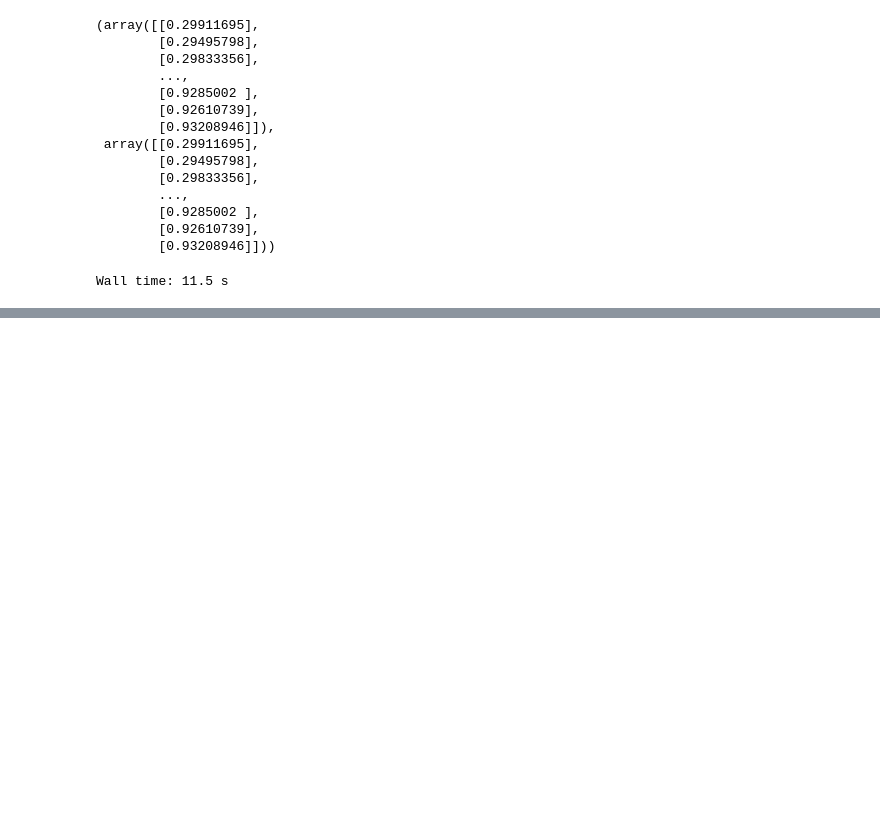
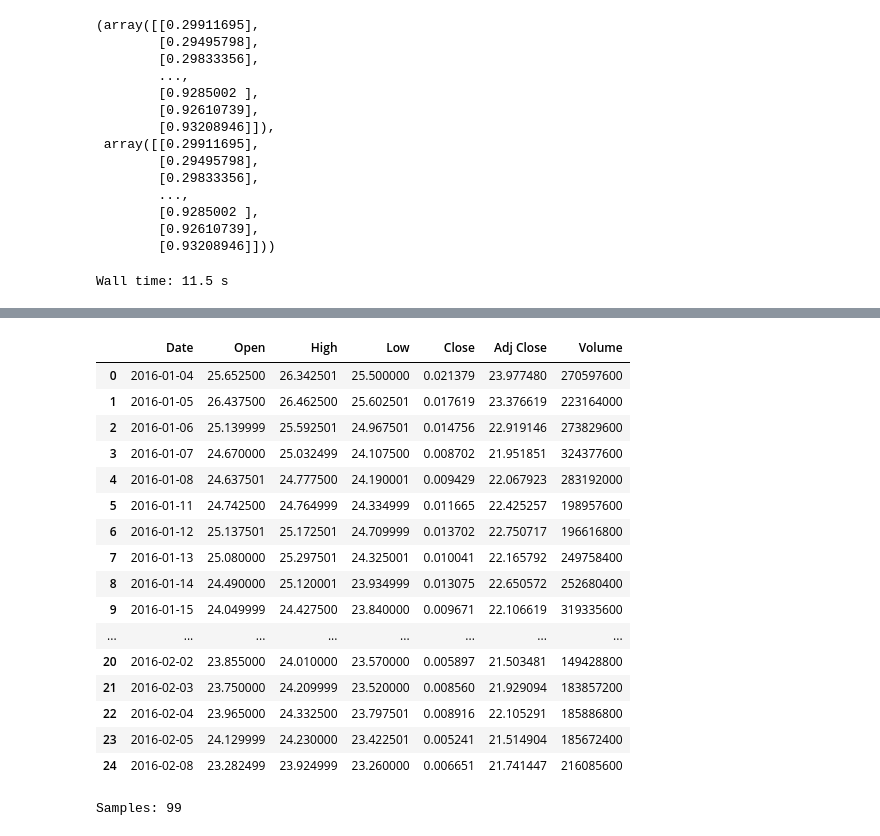
Before and after one commit to rivillasm/python_code, a Jupyter notebook: python_050_StockMarket_LSTM.ipynb, the cells around one changed output, grey strips where cells are left out. Cells and saved outputs as stored; diff of their text form; code cells hidden in the pictures; blank space fills up the shorter version.

```diff
--- a/python_050_StockMarket_LSTM.ipynb
+++ b/python_050_StockMarket_LSTM.ipynb
@@ -258,3 +260,29 @@ test_generator = TimeseriesGenerator(test_series, test_series,
                                       sampling_rate = 1,
                                       stride        = 1,
                                       batch_size    = 10)
+# %%
+train_data[:25]
+# %% [output]
+|  | Date | Open | High | Low | Close | Adj Close | Volume |
+| 0 | 2016-01-04 | 25.652500 | 26.342501 | 25.500000 | 0.021379 | 23.977480 | 270597600 |
+| 1 | 2016-01-05 | 26.437500 | 26.462500 | 25.602501 | 0.017619 | 23.376619 | 223164000 |
+| 2 | 2016-01-06 | 25.139999 | 25.592501 | 24.967501 | 0.014756 | 22.919146 | 273829600 |
+| 3 | 2016-01-07 | 24.670000 | 25.032499 | 24.107500 | 0.008702 | 21.951851 | 324377600 |
+| 4 | 2016-01-08 | 24.637501 | 24.777500 | 24.190001 | 0.009429 | 22.067923 | 283192000 |
+| 5 | 2016-01-11 | 24.742500 | 24.764999 | 24.334999 | 0.011665 | 22.425257 | 198957600 |
+| 6 | 2016-01-12 | 25.137501 | 25.172501 | 24.709999 | 0.013702 | 22.750717 | 196616800 |
+| 7 | 2016-01-13 | 25.080000 | 25.297501 | 24.325001 | 0.010041 | 22.165792 | 249758400 |
+| 8 | 2016-01-14 | 24.490000 | 25.120001 | 23.934999 | 0.013075 | 22.650572 | 252680400 |
+| 9 | 2016-01-15 | 24.049999 | 24.427500 | 23.840000 | 0.009671 | 22.106619 | 319335600 |
+| ... | ... | ... | ... | ... | ... | ... | ... |
+| 20 | 2016-02-02 | 23.855000 | 24.010000 | 23.570000 | 0.005897 | 21.503481 | 149428800 |
+| 21 | 2016-02-03 | 23.750000 | 24.209999 | 23.520000 | 0.008560 | 21.929094 | 183857200 |
+| 22 | 2016-02-04 | 23.965000 | 24.332500 | 23.797501 | 0.008916 | 22.105291 | 185886800 |
+| 23 | 2016-02-05 | 24.129999 | 24.230000 | 23.422501 | 0.005241 | 21.514904 | 185672400 |
+| 24 | 2016-02-08 | 23.282499 | 23.924999 | 23.260000 | 0.006651 | 21.741447 | 216085600 |
+# %%
+
+# number of samples
+print('Samples: %d' % len(train_generator))
+# %% [output]
+Samples: 99
```
Also changed, not shown: parts of 4 cells of this notebook, 1 other file.
